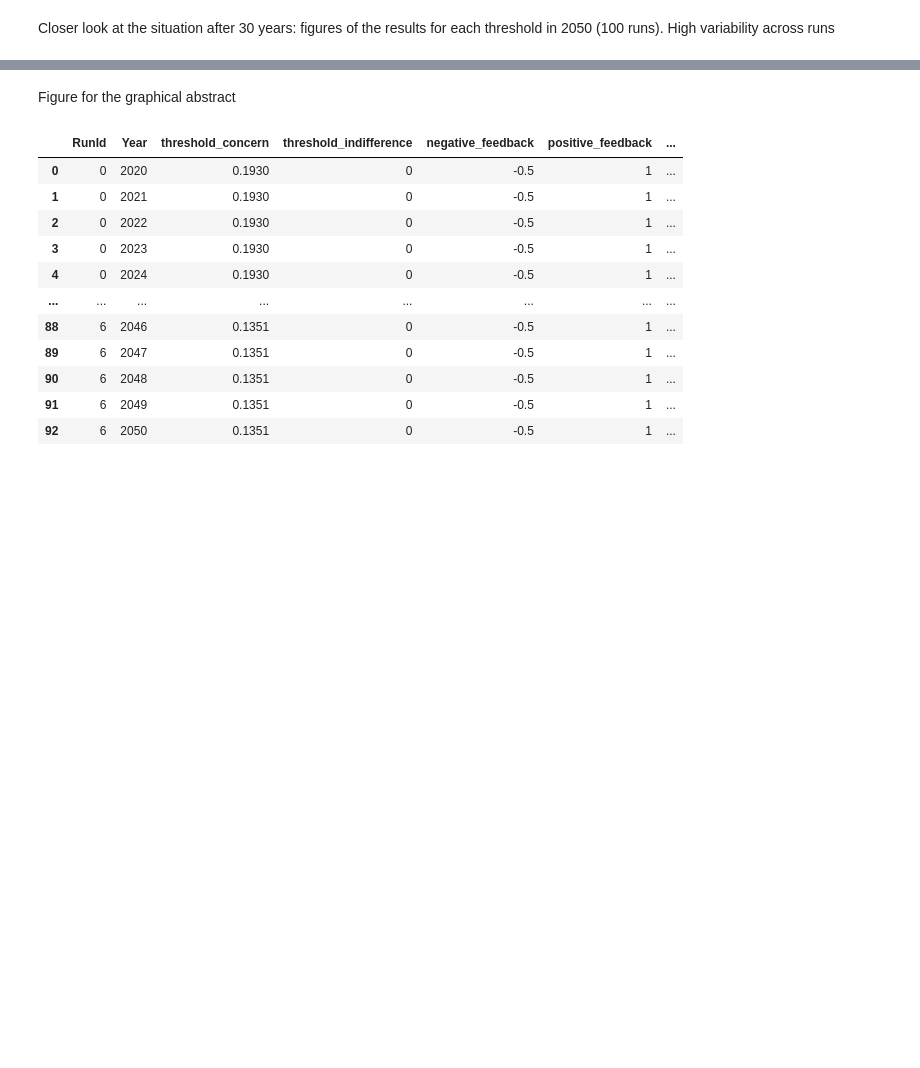
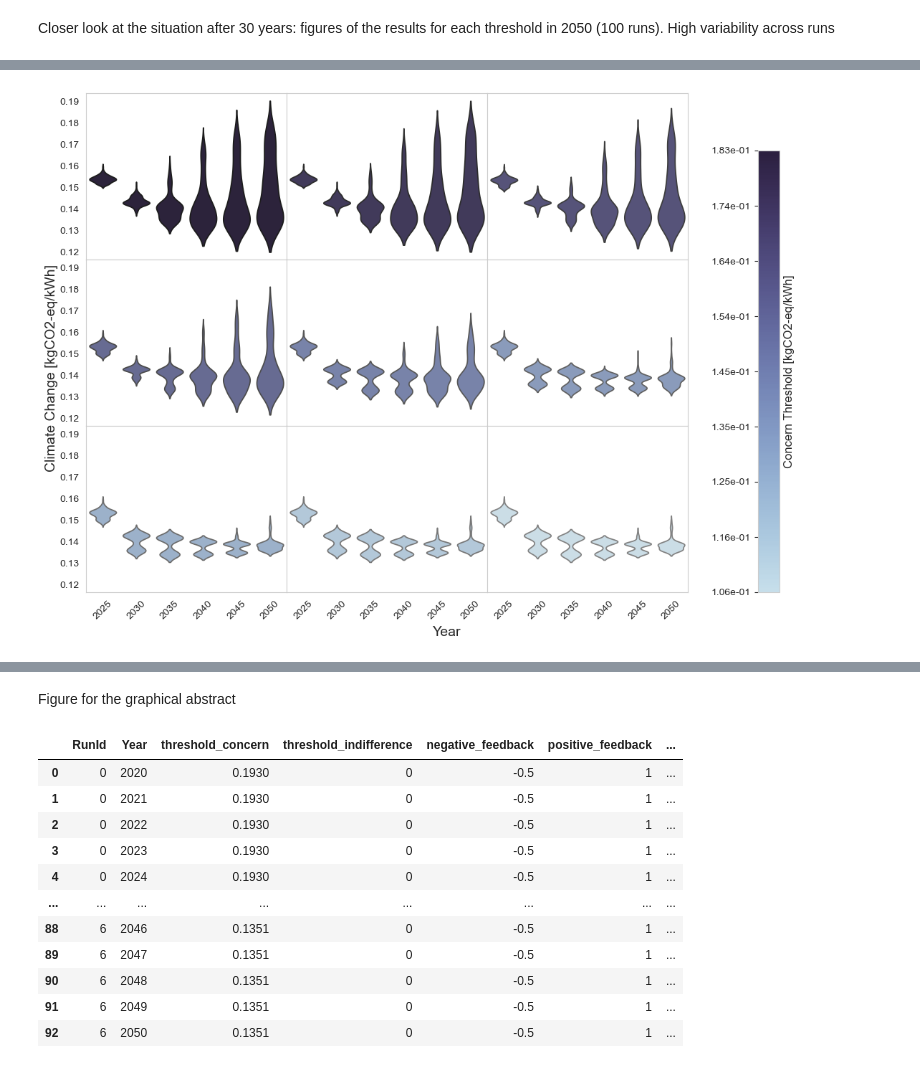
Before and after one commit to rivm-syso/PV-ABM-LCA, a Jupyter notebook: batch_visualize.ipynb, the cells around one changed output, grey strips where cells are left out. Saved outputs shown, nothing was run; the diff lists cells and outputs as text; code cells hidden in the pictures; blank space fills up the shorter version.

```diff
--- a/batch_visualize.ipynb
+++ b/batch_visualize.ipynb
@@ -482,3 +649,81 @@ results_df_year_30.head(100)
+# %%
+import numpy as np
+import seaborn as sns
+import matplotlib.pyplot as plt
+import warnings
+warnings.filterwarnings('ignore')
+
+# Define the years to plot
+years = [2025, 2030, 2035, 2040, 2045, 2050]
+results_dfs = [results_df_year_25, results_df_year_30, results_df_year_35, results_df_year_40, results_df_year_45, results_df_year_50]
+
+# Set the plot style
+sns.set_style("whitegrid")
+
+# Get all unique thresholds from all dataframes, excluding the max threshold
+all_thresholds = sorted(set(np.concatenate([df["threshold_concern"].unique() for df in results_dfs])), reverse=True)
+all_thresholds.remove(max(all_thresholds))  # Remove the max threshold
+
+# Create subplots (3 rows, 3 columns)
+fig, axs = plt.subplots(3, 3, figsize=(12, 8), sharex=True, sharey=True)
+axs = axs.flatten()  # Flatten the 2D array of axes to make it easier to iterate over
+
+# Create a color map using the specified palette
+color_map = sns.color_palette("ch:s=.25,rot=-.25", as_cmap=True)
+
+# Loop through each threshold and create a violin plot for it
+for i, threshold in enumerate(all_thresholds):
+    # Collect data for this threshold across all years
+    data = []
+    for year, results_df_year in zip(years, results_dfs):
+        results_df_filtered = results_df_year[results_df_year["threshold_concern"] == threshold]
+        data.append(results_df_filtered["Impact count"].values)
+
+    # Normalize the threshold for color mapping
+    color_value = (threshold - min(all_thresholds)) / (max(all_thresholds) - min(all_thresholds))
+
+    # Create the violin plot for this threshold
+    sns.violinplot(
+        data=data,
+        ax=axs[i],
+        palette=[color_map(color_value)],  # Use the color map for the current threshold
+        inner=None
+    )
+
+    # Explicitly set the x-ticks and their labels
+    axs[i].set_xticks(range(len(years)))  # Set tick positions for each year
+    axs[i].set_xticklabels(years, rotation=45)  # Set tick labels to the years and rotate them
+    axs[i].grid(False)  # Remove the grid
+
+# Create a single color bar for all subplots
+unique_thresholds = np.sort(all_thresholds)
+norm = plt.Normalize(unique_thresholds.min(), unique_thresholds.max())  # Normalize the threshold values
+sm = plt.cm.ScalarMappable(cmap=color_map, norm=norm)  # Use the custom colormap
+sm.set_array([])  # Empty array is required by ScalarMappable
+
+# Add the color bar to the figure
+cbar = fig.colorbar(sm, ax=axs, orientation='vertical', fraction=0.05, pad=0)
+cbar.set_label(threshold_c, fontsize=12)
+
+# Set the ticks to the unique values of 'threshold_concern'
+cbar.set_ticks(unique_thresholds)
+cbar.ax.yaxis.tick_left()  # Move the ticks to the left side of the color bar
+cbar.set_ticklabels([f'{val:.2e}' for val in unique_thresholds])  # Format tick labels
+
+# Adjust the layout to remove the space between subplots
+plt.subplots_adjust(hspace=0, wspace=0, right = 0.78, left = 0.08, top = 0.98)  # Remove horizontal and vertical space
+
+# Add overall axis labels
+fig.text(0.5, 0.04, 'Year', ha='center', va='center', fontsize=14)  # X-axis label
+fig.text(0.04, 0.5, impact_score, ha='center', va='center', rotation='vertical', fontsize=14)  # Y-axis label
+
+# Save the plot
+plt.savefig(f"results/{folder}/violin_plots_year_axis.png", dpi=300)
+
+# Show the plot
+plt.show()
+# %% [output]
+[figure, added]
 # %%
 import numpy as np
 import pandas as pd
```
Also changed, not shown: parts of 7 cells of this notebook.
